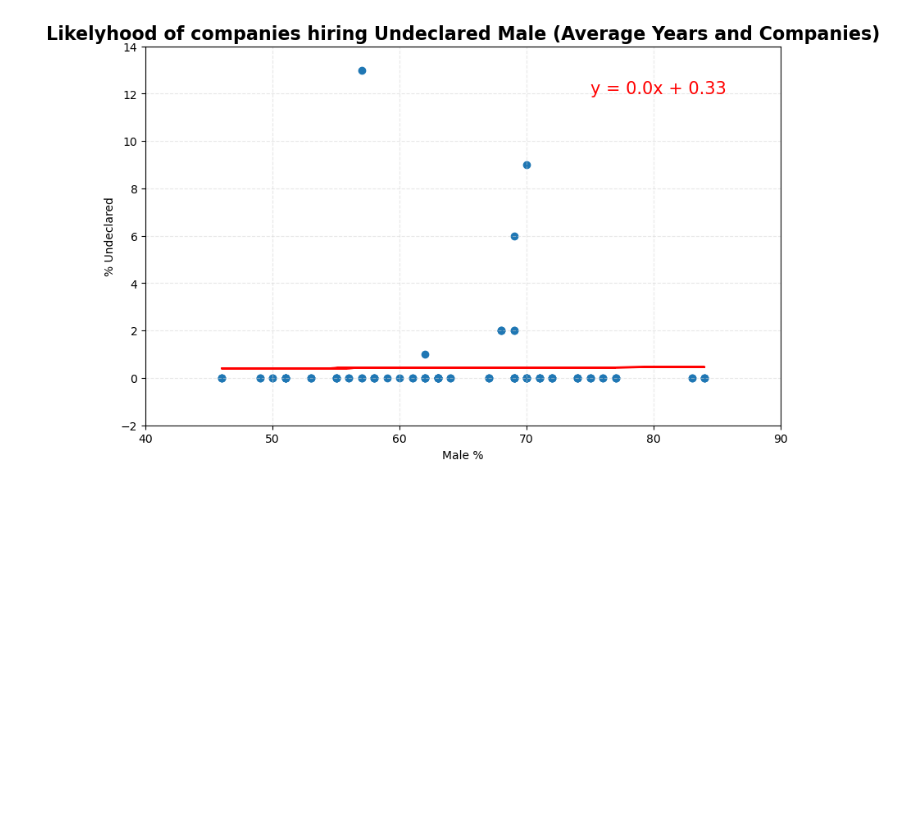
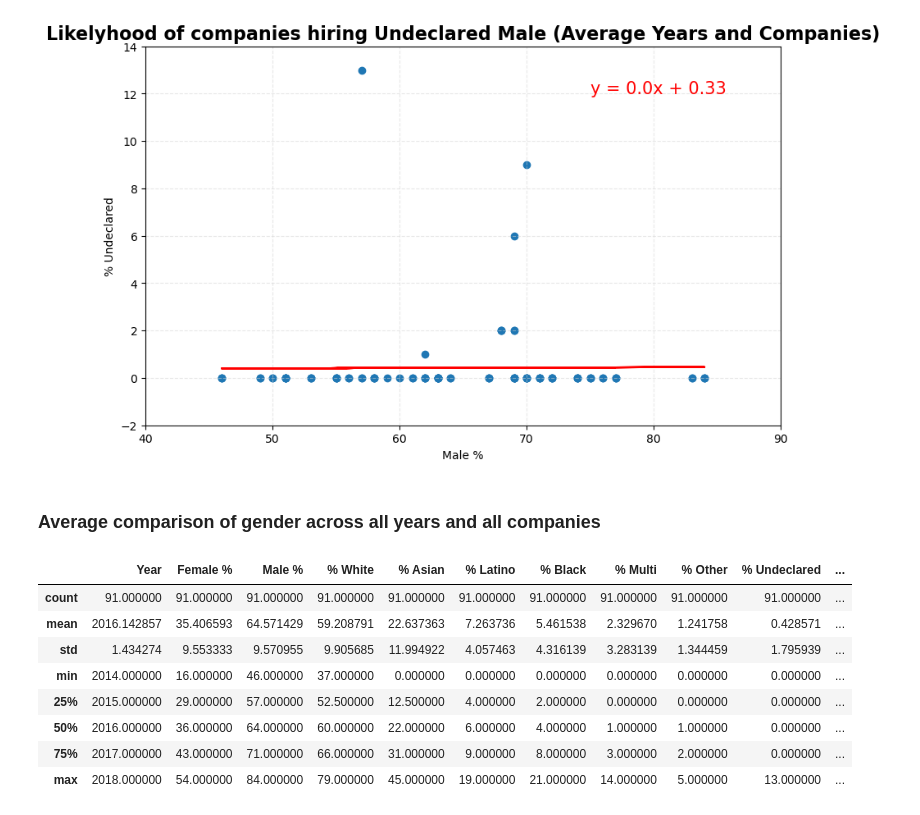
Before and after one commit to AIDecisions/project-1-group-15, a Jupyter notebook: carlos_example/data_cleaning_cr.ipynb, the cells around one changed output. Saved outputs shown, nothing was run; the diff lists cells and outputs as text; code cells hidden in the pictures; blank space fills up the shorter version.

```diff
--- a/carlos_example/data_cleaning_cr.ipynb
+++ b/carlos_example/data_cleaning_cr.ipynb
@@ -476,3 +478,17 @@ plot_linear_regression(gender, race, (40,90), (-2,14), (75,12))
 # %% [output]
 The r-value is: 0.008218690341416096
 [figure]
+# %% [markdown]
+### Average comparison of gender across all years and all companies
+# %%
+df.describe()
+# %% [output]
+|  | Year | Female % | Male % | % White | % Asian | % Latino | % Black | % Multi | % Other | % Undeclared | ... |
+| count | 91.000000 | 91.000000 | 91.000000 | 91.000000 | 91.000000 | 91.000000 | 91.000000 | 91.000000 | 91.000000 | 91.000000 | ... |
+| mean | 2016.142857 | 35.406593 | 64.571429 | 59.208791 | 22.637363 | 7.263736 | 5.461538 | 2.329670 | 1.241758 | 0.428571 | ... |
+| std | 1.434274 | 9.553333 | 9.570955 | 9.905685 | 11.994922 | 4.057463 | 4.316139 | 3.283139 | 1.344459 | 1.795939 | ... |
+| min | 2014.000000 | 16.000000 | 46.000000 | 37.000000 | 0.000000 | 0.000000 | 0.000000 | 0.000000 | 0.000000 | 0.000000 | ... |
+| 25% | 2015.000000 | 29.000000 | 57.000000 | 52.500000 | 12.500000 | 4.000000 | 2.000000 | 0.000000 | 0.000000 | 0.000000 | ... |
+| 50% | 2016.000000 | 36.000000 | 64.000000 | 60.000000 | 22.000000 | 6.000000 | 4.000000 | 1.000000 | 1.000000 | 0.000000 | ... |
+| 75% | 2017.000000 | 43.000000 | 71.000000 | 66.000000 | 31.000000 | 9.000000 | 8.000000 | 3.000000 | 2.000000 | 0.000000 | ... |
+| max | 2018.000000 | 54.000000 | 84.000000 | 79.000000 | 45.000000 | 19.000000 | 21.000000 | 14.000000 | 5.000000 | 13.000000 | ... |
```
Also changed, not shown: parts of 20 cells of this notebook.
